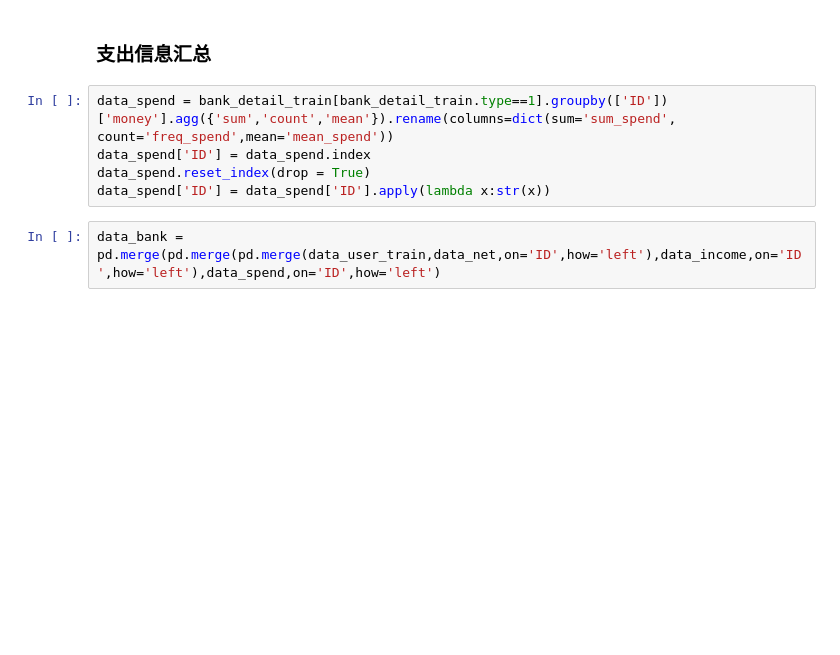
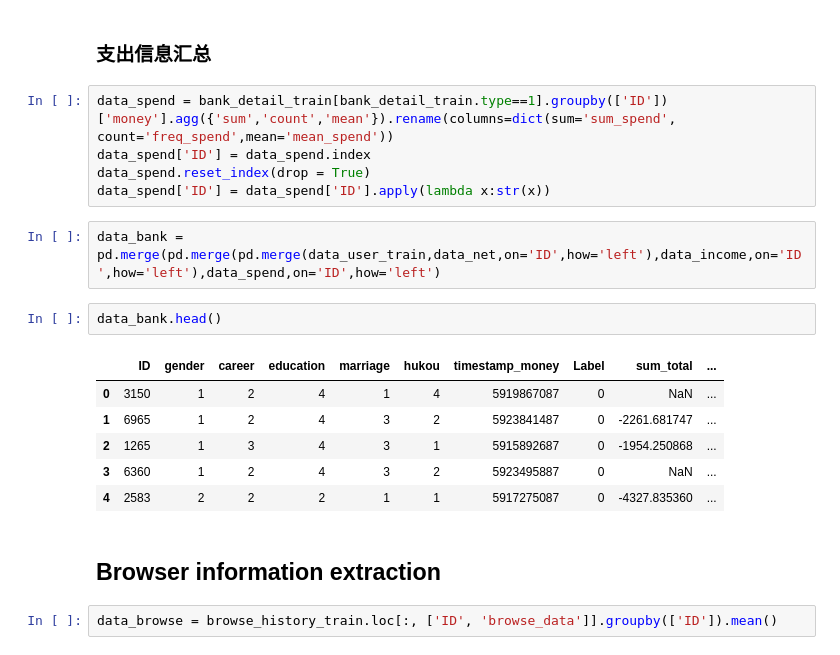
Before and after one commit to hadoop73/Credit, a Jupyter notebook: Business.ipynb, the cells around one changed output. Cells and saved outputs as stored; diff of their text form; blank space fills up the shorter version.

Commit message:
extraction

```diff
--- a/Business.ipynb
+++ b/Business.ipynb
@@ -112,3 +126,16 @@ data_spend.reset_index(drop = True)
 data_spend['ID'] = data_spend['ID'].apply(lambda x:str(x))
 # %%
 data_bank = pd.merge(pd.merge(pd.merge(data_user_train,data_net,on='ID',how='left'),data_income,on='ID',how='left'),data_spend,on='ID',how='left')
+# %%
+data_bank.head()
+# %% [output]
+|  | ID | gender | career | education | marriage | hukou | timestamp_money | Label | sum_total | ... |
+| 0 | 3150 | 1 | 2 | 4 | 1 | 4 | 5919867087 | 0 | NaN | ... |
+| 1 | 6965 | 1 | 2 | 4 | 3 | 2 | 5923841487 | 0 | -2261.681747 | ... |
+| 2 | 1265 | 1 | 3 | 4 | 3 | 1 | 5915892687 | 0 | -1954.250868 | ... |
+| 3 | 6360 | 1 | 2 | 4 | 3 | 2 | 5923495887 | 0 | NaN | ... |
+| 4 | 2583 | 2 | 2 | 2 | 1 | 1 | 5917275087 | 0 | -4327.835360 | ... |
+# %% [markdown]
+## Browser information extraction
+# %%
+data_browse = browse_history_train.loc[:, ['ID', 'browse_data']].groupby(['ID']).mean()
```
Also changed, not shown: parts of 15 cells of this notebook.
